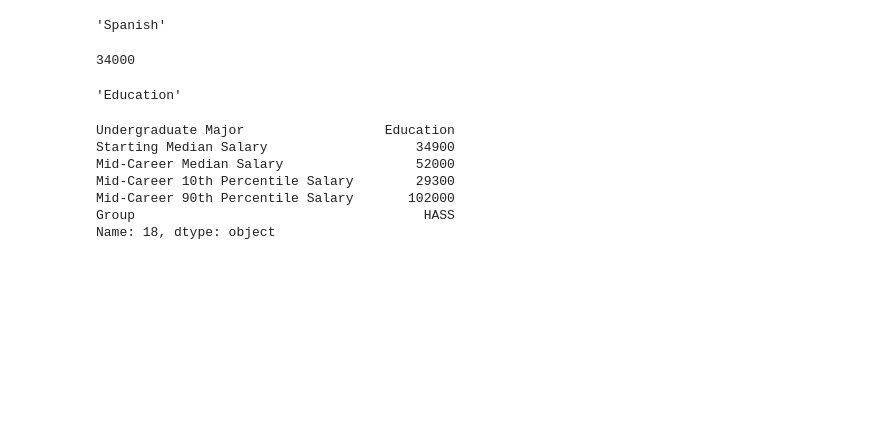
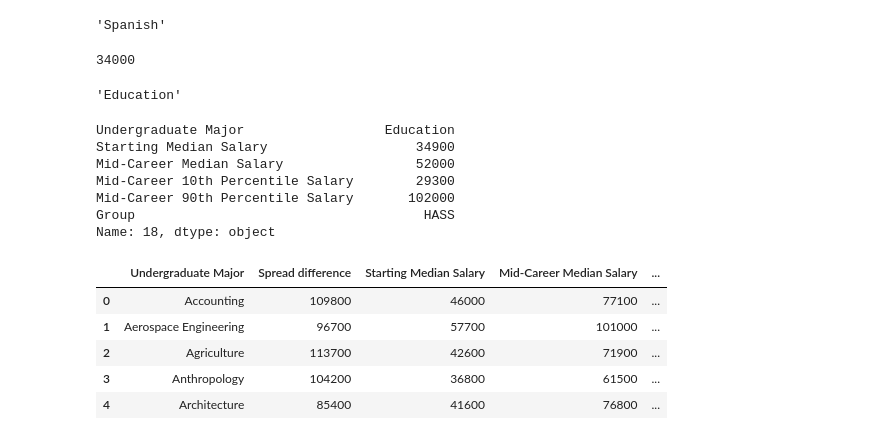
Before and after one commit to andresperezfirigua/Python-Learning-Projects, a Jupyter notebook: Data_Science/Data_Exploration/College Major vs Salary.ipynb, the cells around one changed output. Drawn from its saved outputs; the diff is of its cells as text; code cells hidden in the pictures; blank space fills up the shorter version.

Commit message:
Explored dataframe using different Pandas methods and properties

```diff
--- a/Data_Science/Data_Exploration/College Major vs Salary.ipynb
+++ b/Data_Science/Data_Exploration/College Major vs Salary.ipynb
@@ -176,3 +176,22 @@ Mid-Career 10th Percentile Salary        29300
 Mid-Career 90th Percentile Salary       102000
 Group                                     HASS
 Name: 18, dtype: object
+# %%
+#Sorting Values and Adding columns
+# Lowest risk majors
+# Take the difference (Substraction) between 90th and 10th percentile to know the risk of choosing a specific major
+
+# spread_col = df['Mid-Career 90th Percentile Salary'].subtract(df['Mid-Career 10th Percentile Salary'])
+spread_col = df['Mid-Career 90th Percentile Salary'] - df['Mid-Career 10th Percentile Salary']
+
+# The computation of the above operation will create another dataframe, I'll add it to my "df" dataframe with .insert()
+df.insert(1, 'Spread difference', spread_col)
+
+df.head()
+# %% [output]
+|  | Undergraduate Major | Spread difference | Starting Median Salary | Mid-Career Median Salary | ... |
+| 0 | Accounting | 109800 | 46000 | 77100 | ... |
+| 1 | Aerospace Engineering | 96700 | 57700 | 101000 | ... |
+| 2 | Agriculture | 113700 | 42600 | 71900 | ... |
+| 3 | Anthropology | 104200 | 36800 | 61500 | ... |
+| 4 | Architecture | 85400 | 41600 | 76800 | ... |
```
Also changed, not shown: parts of 9 cells of this notebook.
